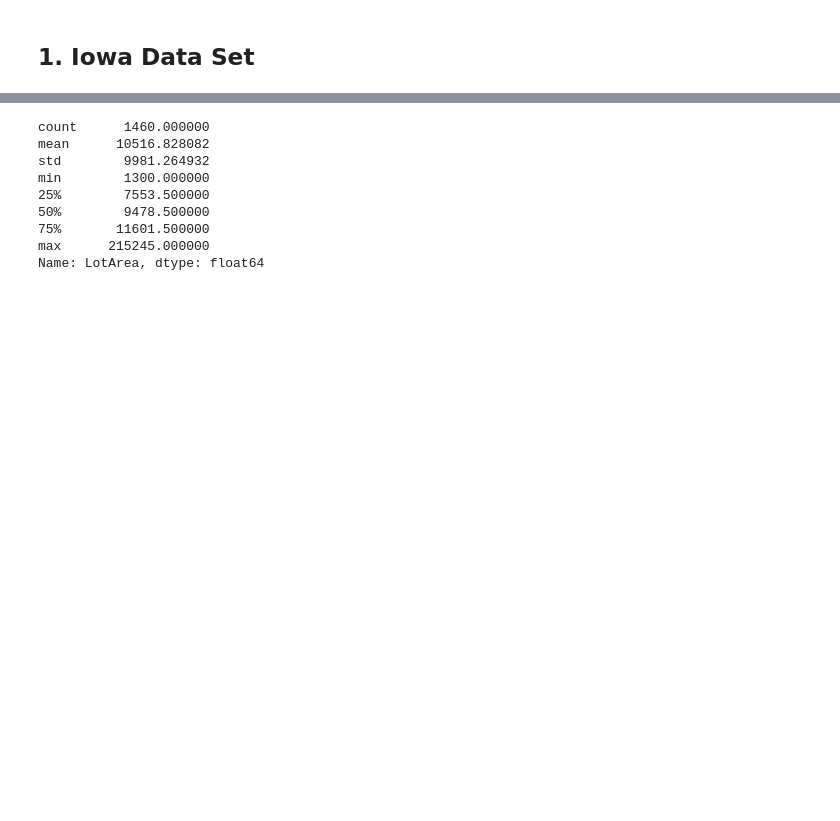
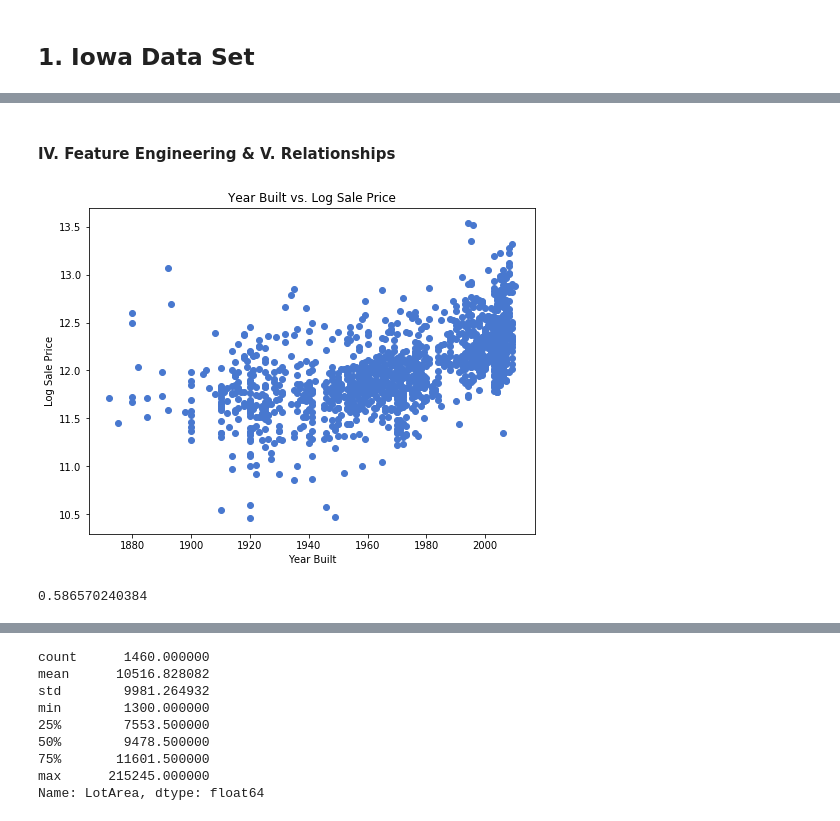
Before and after one commit to mpaluta/House_Price, a Jupyter notebook: final_WIP.ipynb, the cells around one changed output, grey strips where cells are left out. Drawn from its saved outputs; the diff is of its cells as text; code cells hidden in the pictures; blank space fills up the shorter version.

```diff
--- a/final_WIP.ipynb
+++ b/final_WIP.ipynb
@@ -17,0 +48,19 @@ df_iowa = og_iowa.copy()
+# %% [markdown]
+#### IV. Feature Engineering & V. Relationships
+# %%
+plt.figure(figsize=(8,6))
+plt.scatter(df_iowa['YearBuilt'], np.log(df_iowa['SalePrice']))
+plt.ylabel('Log Sale Price')
+plt.xlabel('Year Built')
+plt.title('Year Built vs. Log Sale Price')
+plt.show()
+# %% [output]
+[figure, added]
+# %%
+#print(np.corrcoef(df_iowa.YearBuilt, np.log(df_iowa.SalePrice)[0, 1]))
+
+print(np.corrcoef(df_iowa.YearBuilt, np.log(df_iowa.SalePrice))[0, 1])
+
+# np.corrcoef(df_iowa.LotArea, np.log(df_iowa.SalePrice))[0, 1]
+# %% [output]
+0.586570240384
```
Also changed, not shown: parts of 12 cells of this notebook, 1 other file.
